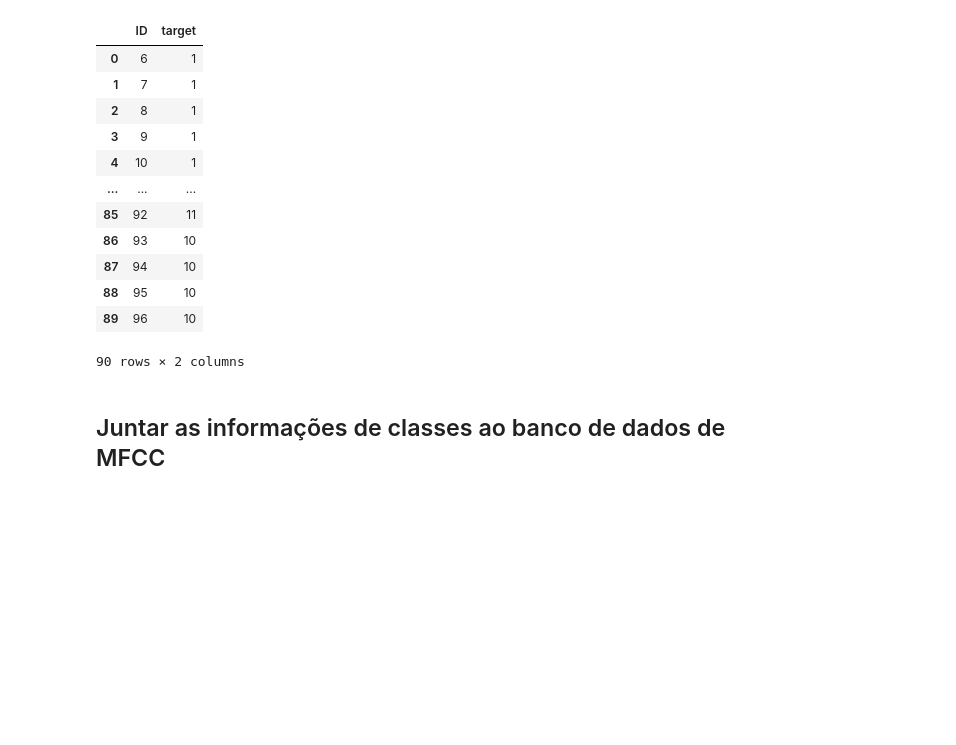
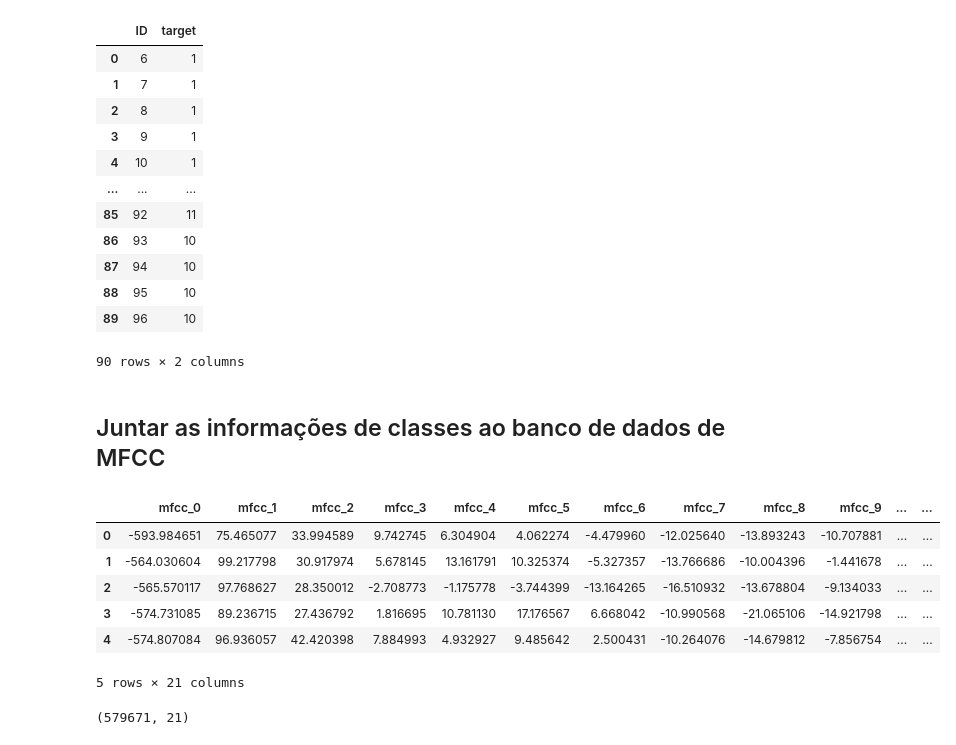
Before and after one commit to natmourajr/SonarClassification, a Jupyter notebook: notebooks/1 - shipsear_read_data.ipynb, the cells around one changed output. Saved outputs shown, nothing was run; the diff lists cells and outputs as text; code cells hidden in the pictures; blank space fills up the shorter version.

```diff
--- a/notebooks/1 - shipsear_read_data.ipynb
+++ b/notebooks/1 - shipsear_read_data.ipynb
@@ -305,3 +309,17 @@ df_train = pd.merge(df_mfcc_data, df_id2classes, how='inner', on = 'ID')
 df_train = df_train.drop(columns=['ID'])
 # %%
 df_train.to_csv(df_config['Ready to Train Data Path'][0],index=False)
+# %%
+df_train.head()
+# %% [output]
+|  | mfcc_0 | mfcc_1 | mfcc_2 | mfcc_3 | mfcc_4 | mfcc_5 | mfcc_6 | mfcc_7 | mfcc_8 | mfcc_9 | ... | ... |
+| 0 | -593.984651 | 75.465077 | 33.994589 | 9.742745 | 6.304904 | 4.062274 | -4.479960 | -12.025640 | -13.893243 | -10.707881 | ... | ... |
+| 1 | -564.030604 | 99.217798 | 30.917974 | 5.678145 | 13.161791 | 10.325374 | -5.327357 | -13.766686 | -10.004396 | -1.441678 | ... | ... |
+| 2 | -565.570117 | 97.768627 | 28.350012 | -2.708773 | -1.175778 | -3.744399 | -13.164265 | -16.510932 | -13.678804 | -9.134033 | ... | ... |
+| 3 | -574.731085 | 89.236715 | 27.436792 | 1.816695 | 10.781130 | 17.176567 | 6.668042 | -10.990568 | -21.065106 | -14.921798 | ... | ... |
+| 4 | -574.807084 | 96.936057 | 42.420398 | 7.884993 | 4.932927 | 9.485642 | 2.500431 | -10.264076 | -14.679812 | -7.856754 | ... | ... |
+5 rows × 21 columns
+# %%
+df_train.shape
+# %% [output]
+(579671, 21)
```
Also changed, not shown: parts of 1 cell of this notebook.
